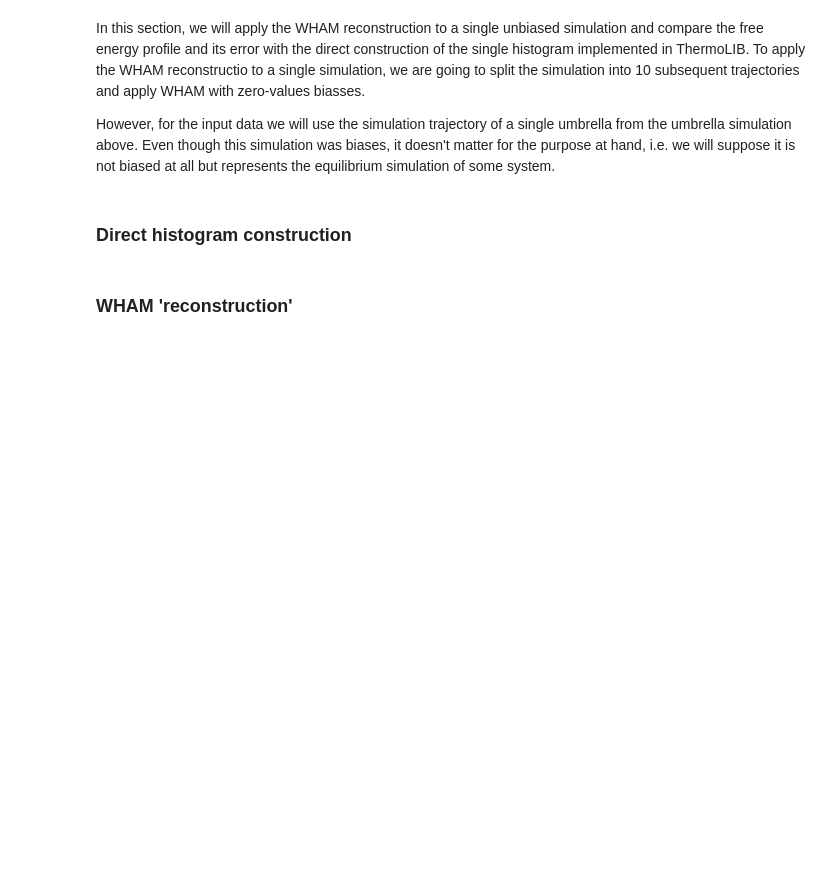
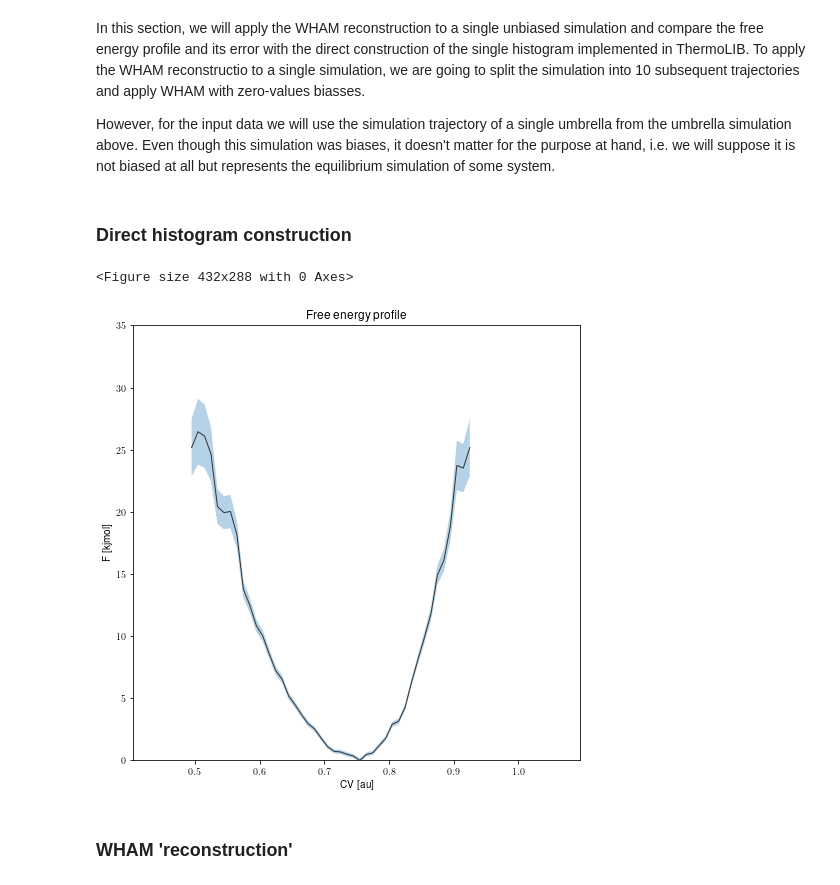
Before and after one commit to molmod/ThermoLIB, a Jupyter notebook: examples/WHAM/wham.ipynb, the cells around one changed output. Drawn from its saved outputs; the diff is of its cells as text; code cells hidden in the pictures; blank space fills up the shorter version.

```diff
--- a/examples/WHAM/wham.ipynb
+++ b/examples/WHAM/wham.ipynb
@@ -58,8 +83,11 @@ temp = 573*kelvin
 # %%
 hist_single = Histogram1D.from_single_trajectory(traj_single, bins, error_estimate='mle_f')
 fep_single = BaseFreeEnergyProfile.from_histogram(hist_single, temp=temp)
 fep_single.set_ref(ref='min')
-#fep_single.plot('fep_single_direct.png', flim=35*kjmol)
+fep_single.plot('fep_single_direct.png', flim=35*kjmol)
+# %% [output]
+<Figure size 432x288 with 0 Axes>
+[figure, added]
 # %% [markdown]
 ### WHAM 'reconstruction'
 # %% [markdown]
```
Also changed, not shown: parts of 10 cells of this notebook, 3 other files.
